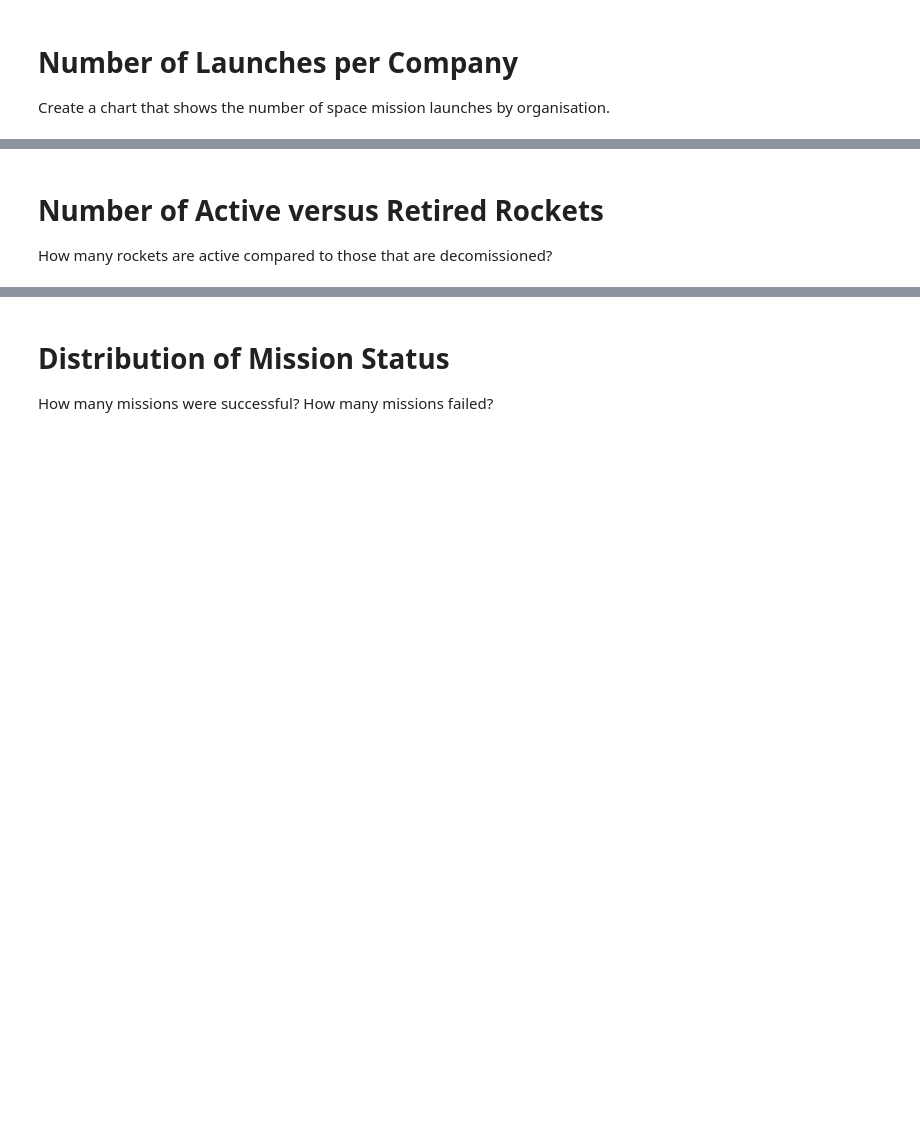
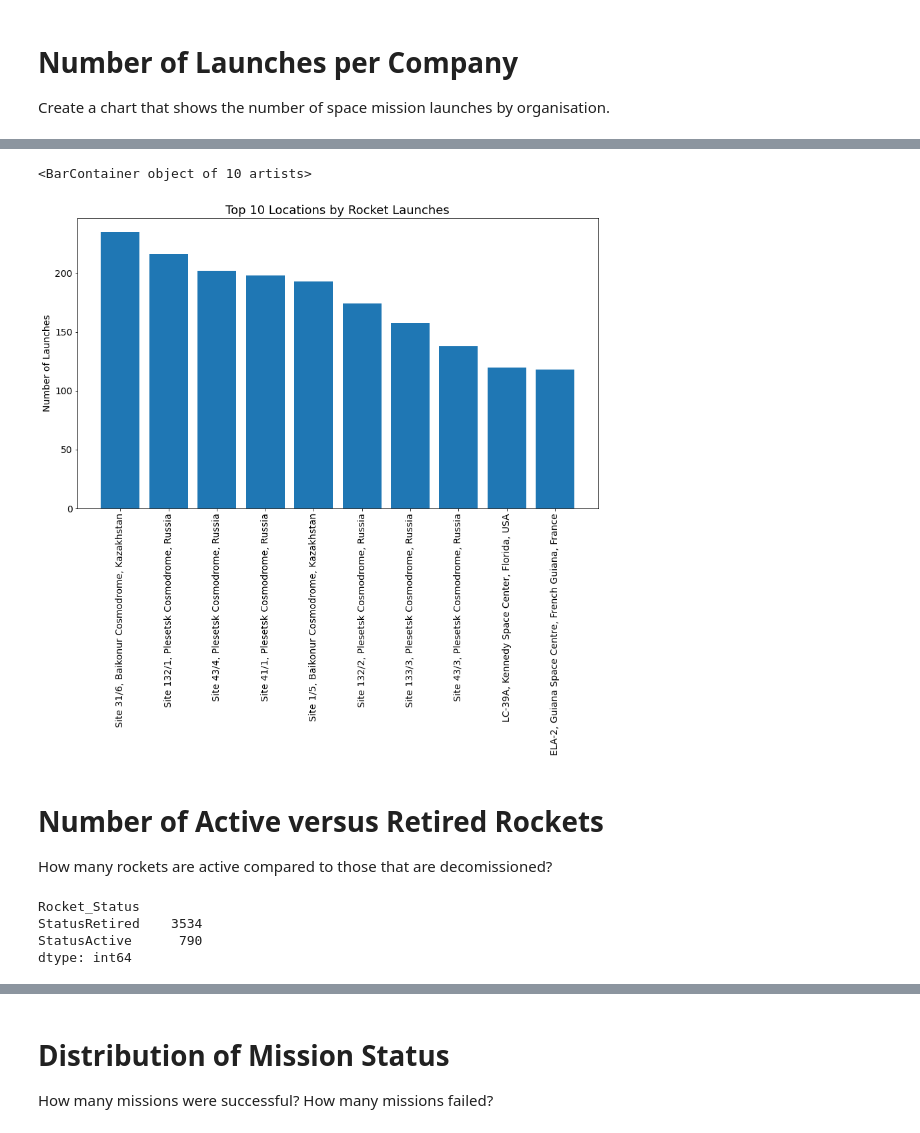
Before and after one commit to tomweinandy/100DaysOfCode, a Jupyter notebook: Projects/Day098/Space_Missions_Analysis.ipynb, the cells around one changed output, grey strips where cells are left out. Drawn from its saved outputs; the diff is of its cells as text; code cells hidden in the pictures; blank space fills up the shorter version.

```diff
--- a/Projects/Day098/Space_Missions_Analysis.ipynb
+++ b/Projects/Day098/Space_Missions_Analysis.ipynb
@@ -147,4 +164,25 @@ Create a chart that shows the number of space mission launches by organisation.
+# %%
+plt.figure(figsize=(14,8))
+plt.title('Top 10 Locations by Rocket Launches', fontsize=18)
+
+plt.xticks(fontsize=14, rotation=90)
+plt.yticks(fontsize=14)
+# plt.xlabel('Locations', fontsize=14)
+plt.ylabel('Number of Launches', fontsize=14)
+
+plt.bar(df_locations.index[0:10], df_locations.values[0:10])
+# %% [output]
+<BarContainer object of 10 artists>
+[figure, added]
 # %% [markdown]
 # Number of Active versus Retired Rockets
 
 How many rockets are active compared to those that are decomissioned?
+# %%
+df_rockets = df.value_counts('Rocket_Status')
+df_rockets
+# %% [output]
+Rocket_Status
+StatusRetired    3534
+StatusActive      790
+dtype: int64
```
Also changed, not shown: parts of 13 cells of this notebook.
